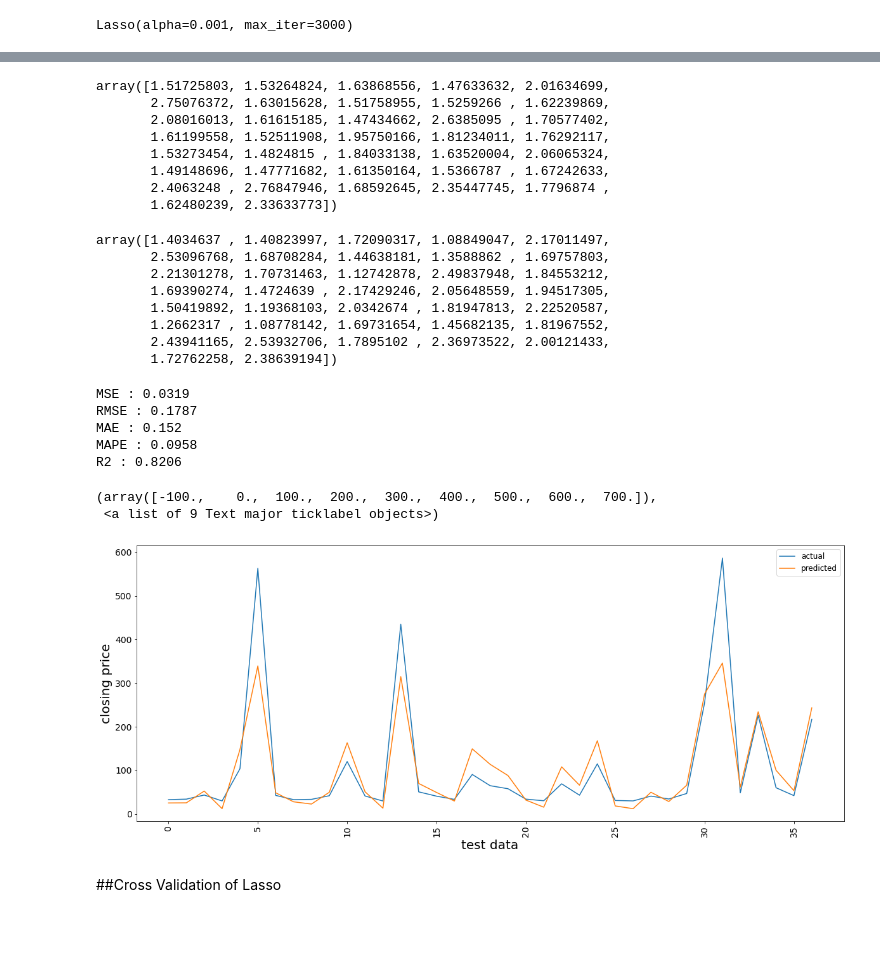
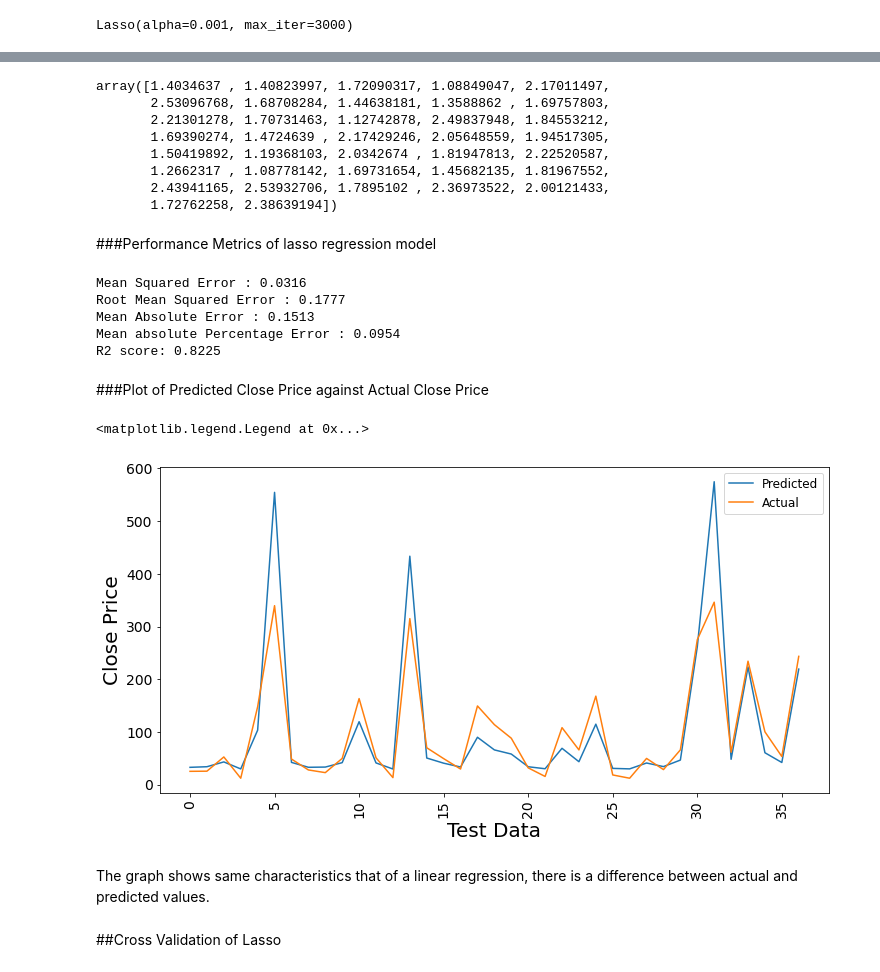
Before and after one commit to Zeeshan00789/Yes-bank-closing-price-prediction, a Jupyter notebook: Yes_Bank_Stock_Closing_Price_Prediction.ipynb, the cells around one changed output, grey strips where cells are left out. Saved outputs shown, nothing was run; the diff lists cells and outputs as text; code cells hidden in the pictures; blank space fills up the shorter version.

```diff
--- a/Yes_Bank_Stock_Closing_Price_Prediction.ipynb
+++ b/Yes_Bank_Stock_Closing_Price_Prediction.ipynb
@@ -408,12 +487,8 @@ X_test.shape
 # %% [output]
 (37, 3)
-# %%
-scaler = MinMaxScaler()
-x_train = scaler.fit_transform(X_train)
-x_test = scaler.transform(X_test)
 # %% [markdown]
 ##1.Linear Regression
 # %%
-#fitting data into Linear Regression
-linear_reg = LinearRegression()
-linear_reg_model = linear_reg.fit(X_train,y_train)
+#fitting Linear Regression into training set
+regression = LinearRegression()
+regression.fit(x_train,y_train)
@@ -481,8 +579,9 @@ plt.yticks(fontsize=14)
 # %% [markdown]
 ##2. Lasso Regression
 # %%
+#fitting lasso regression to training set
 lasso = Lasso(alpha=0.001, max_iter = 3000)
-lasso.fit(X_train, y_train)
+lasso.fit(x_train, y_train)
 # %% [output]
 Lasso(alpha=0.001, max_iter=3000)
 # %%
@@ -493,3 +596,4 @@ round(lasso.score (X_train, y_train),4)
 # %%
-# prediction of train data
-y_pred_lasso=lasso.predict(X_test)
+#predicted close price of test data.
+y_pred_lasso=lasso.predict(x_test)
+y_pred_lasso
@@ -496,13 +609 @@ y_pred_lasso=lasso.predict(X_test)
-# %%
-#cheching predication
-y_pred_lasso
-# %% [output]
-array([1.51725803, 1.53264824, 1.63868556, 1.47633632, 2.01634699,
-       2.75076372, 1.63015628, 1.51758955, 1.5259266 , 1.62239869,
-       2.08016013, 1.61615185, 1.47434662, 2.6385095 , 1.70577402,
-       1.61199558, 1.52511908, 1.95750166, 1.81234011, 1.76292117,
-       1.53273454, 1.4824815 , 1.84033138, 1.63520004, 2.06065324,
-       1.49148696, 1.47771682, 1.61350164, 1.5366787 , 1.67242633,
-       2.4063248 , 2.76847946, 1.68592645, 2.35447745, 1.7796874 ,
-       1.62480239, 2.33633773])
 # %%
@@ -517,32 +618,46 @@ array([1.4034637 , 1.40823997, 1.72090317, 1.08849047, 2.17011497,
        1.2662317 , 1.08778142, 1.69731654, 1.45682135, 1.81967552,
        2.43941165, 2.53932706, 1.7895102 , 2.36973522, 2.00121433,
        1.72762258, 2.38639194])
+# %% [markdown]
+###Performance Metrics of lasso regression model
 # %%
-#test performance of lasso regression model
-print("MSE :",round(mean_squared_error(y_test, y_pred_lasso), 4))
-print("RMSE :",round(math.sqrt(mean_squared_error(y_test, y_pred_lasso)),4))
-print("MAE :",round(mean_absolute_error(y_test, y_pred_lasso),4))
-print("MAPE :",round(mean_absolute_percentage_error(y_test, y_pred_lasso),4))
-print("R2 :",round(r2_score(y_test, y_pred_lasso), 4))
+#test performance metrics of lasso regression model
+print("Mean Squared Error :",round(mean_squared_error(y_test, y_pred_lasso), 4))
+print("Root Mean Squared Error :",round(math.sqrt(mean_squared_error(y_test, y_pred_lasso)),4))
+print("Mean Absolute Error :",round(mean_absolute_error(y_test, y_pred_lasso),4))
+print("Mean absolute Percentage Error :",round(mean_absolute_percentage_error(y_test, y_pred_lasso),4))
+print("R2 score:",round(r2_score(y_test, y_pred_lasso), 4))
 # %% [output]
-MSE : 0.0319
-RMSE : 0.1787
-MAE : 0.152
-MAPE : 0.0958
-R2 : 0.8206
+Mean Squared Error : 0.0316
+Root Mean Squared Error : 0.1777
+Mean Absolute Error : 0.1513
+Mean absolute Percentage Error : 0.0954
+R2 score: 0.8225
+# %% [markdown]
+###Plot of Predicted Close Price against Actual Close Price
 # %%
-plt.figure(figsize=(20,8))
+#figure size
+plt.figure(figsize=(12,6))
+
+#plot
 sns.lineplot(data=10**y_pred_lasso)
 sns.lineplot(data=10**(np.array (y_test)))
-plt.legend(['actual', 'predicted'],fontsize=12)
-plt.xlabel('test data', fontsize= 20)
-plt.ylabel('closing price', fontsize= 20)
+
+
+#labelling
+plt.xlabel('Test Data', fontsize= 20)
+plt.ylabel('Close Price', fontsize= 20)
+
+#font size
 plt.xticks(rotation=90,fontsize=14)
 plt.yticks(fontsize=14)
+
+plt.legend(['Predicted','Actual'], fontsize = 12)
 # %% [output]
-(array([-100.,    0.,  100.,  200.,  300.,  400.,  500.,  600.,  700.]),
- <a list of 9 Text major ticklabel objects>)
+<matplotlib.legend.Legend at 0x...>
-[figure, old version]
+[figure, new version]
+# %% [markdown]
+The graph shows same characteristics that of a linear regression, there is a difference between actual and predicted values.
 # %% [markdown]
 ##Cross Validation of Lasso
 # %%
```
Also changed, not shown: parts of 80 cells of this notebook.
